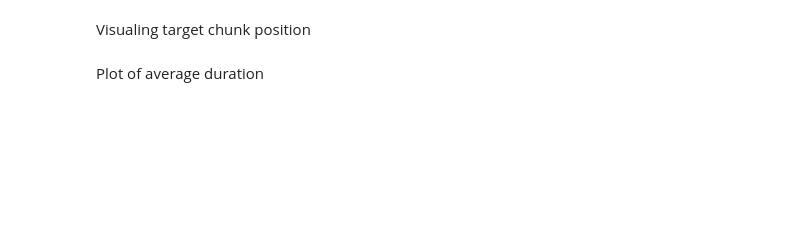
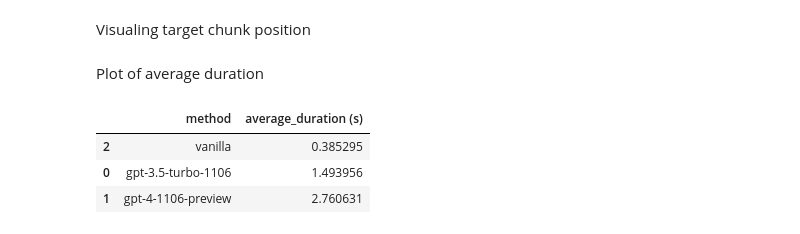
Before and after one commit to arjunkmrm/rag-experiments, a Jupyter notebook: llm-rerank.ipynb, the cells around one changed output. Saved outputs shown, nothing was run; the diff lists cells and outputs as text; code cells hidden in the pictures; blank space fills up the shorter version.

```diff
--- a/llm-rerank.ipynb
+++ b/llm-rerank.ipynb
@@ -245,5 +317,18 @@ fig.show()
 # %% [markdown]
 Plot of average duration
+# %%
+# Calculate the average position for each method
+df_avg_duration = df.groupby('method')['duration'].mean().reset_index(name='average_duration (s)')
+
+# Sort the DataFrame in ascending order based on average positions
+df_avgd_sorted = df_avg_duration.sort_values(by='average_duration (s)', ascending=True)
+
+df_avgd_sorted
+# %% [output]
+|  | method | average_duration (s) |
+| 2 | vanilla | 0.385295 |
+| 0 | gpt-3.5-turbo-1106 | 1.493956 |
+| 1 | gpt-4-1106-preview | 2.760631 |
 # %%
 import pandas as pd
 import plotly.express as px
```
Also changed, not shown: parts of 14 cells of this notebook.
